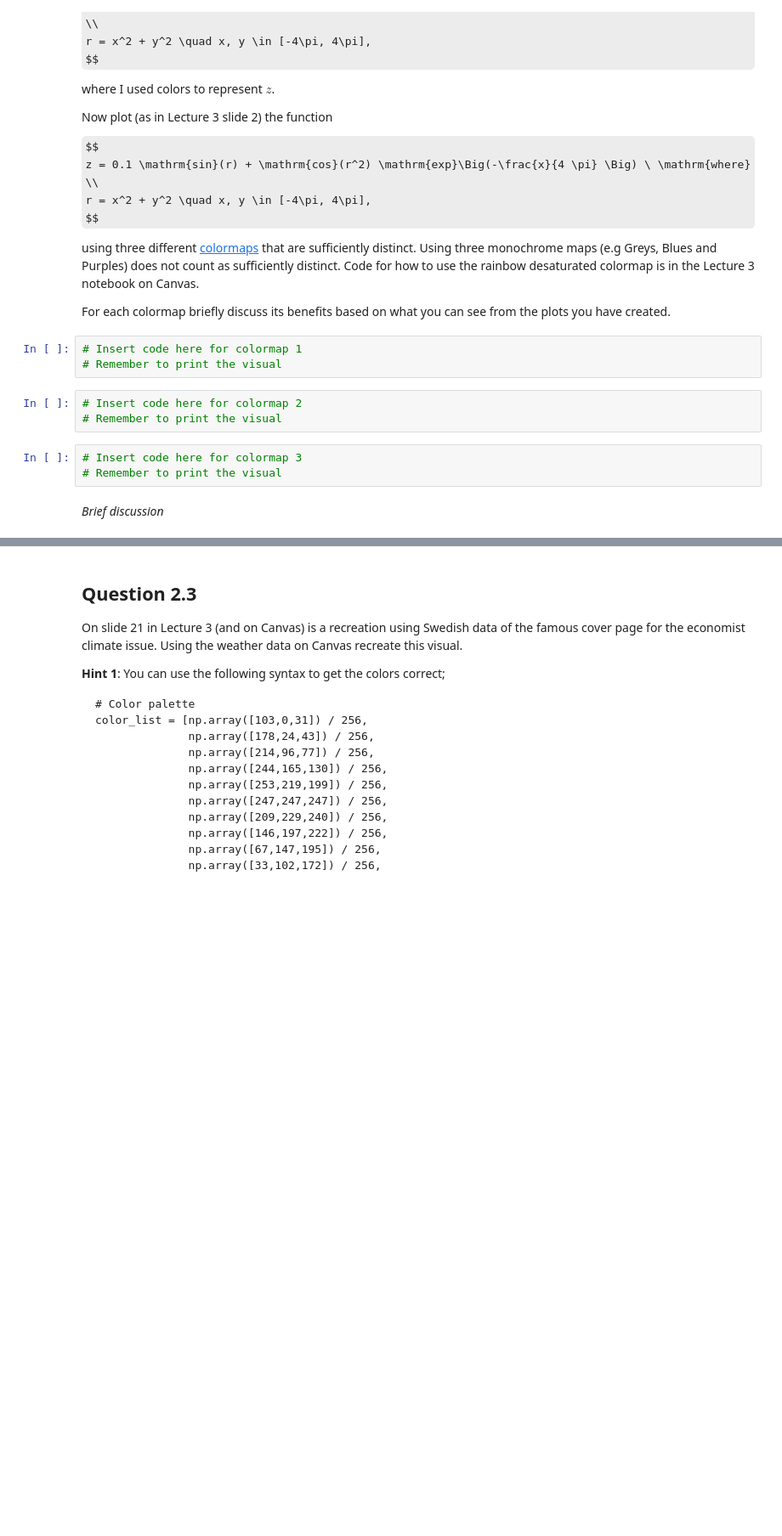
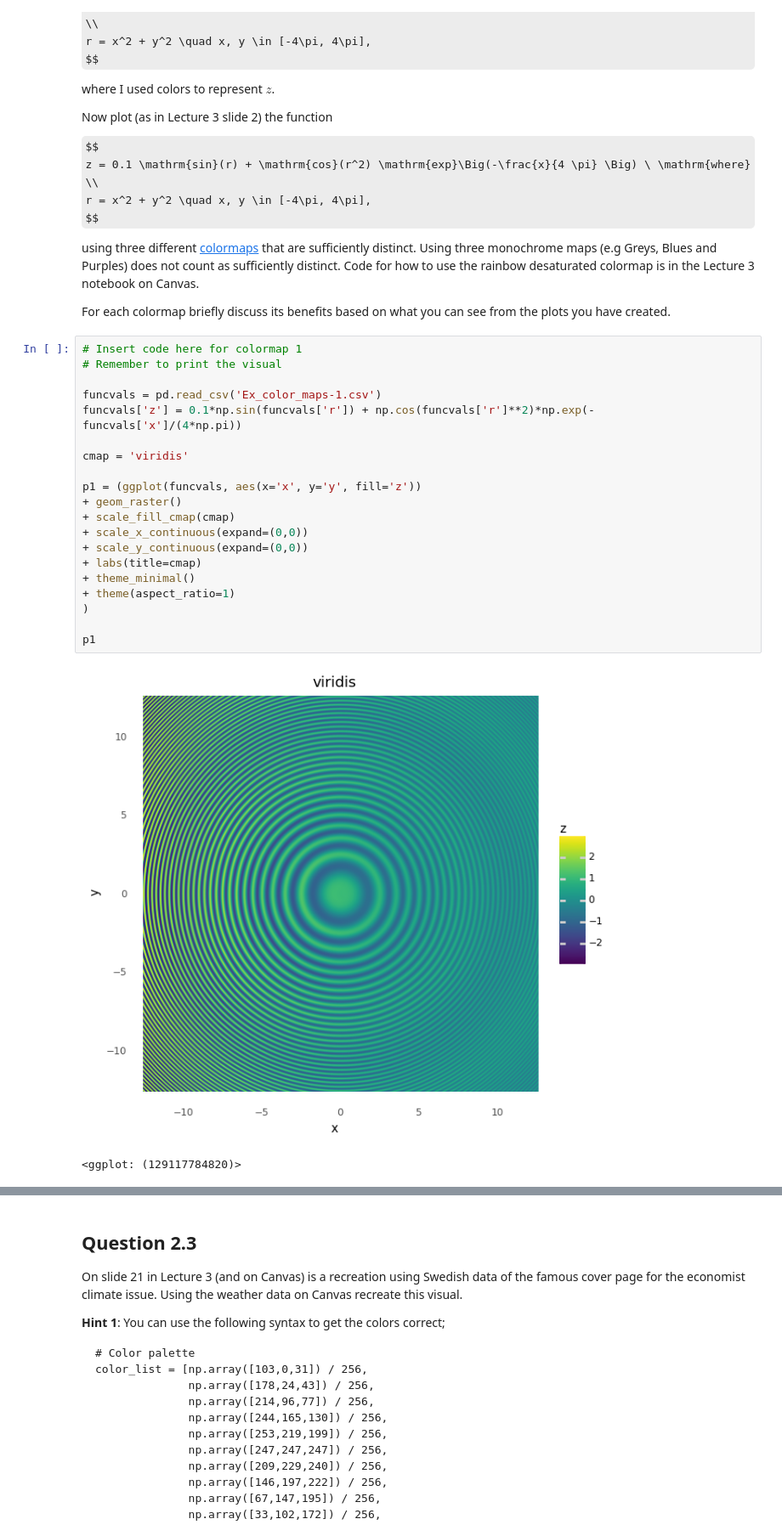
Before and after one commit to AxelEiman/SciVis, a Jupyter notebook: HW2/Homework2.ipynb, the cells around one changed output, grey strips where cells are left out. Shown at 85% size. Drawn from its saved outputs; the diff is of its cells as text; some formulas as TeX source; blank space fills up the shorter version.

```diff
--- a/HW2/Homework2.ipynb
+++ b/HW2/Homework2.ipynb
@@ -99,14 +128,26 @@ $$
 using three different [colormaps](https://matplotlib.org/stable/tutorials/colors/colormaps.html) that are sufficiently distinct. Using three monochrome maps (e.g Greys, Blues and Purples) does not count as sufficiently distinct. Code for how to use the rainbow desaturated colormap is in the Lecture 3 notebook on Canvas.
 
 For each colormap briefly discuss its benefits based on what you can see from the plots you have created.
-# %%
-# Insert code here for colormap 1
-# Remember to print the visual
-# %%
-# Insert code here for colormap 2
-# Remember to print the visual
-# %%
-# Insert code here for colormap 3
-# Remember to print the visual
-# %% [markdown]
-*Brief discussion*
+# %%
+# Insert code here for colormap 1
+# Remember to print the visual
+
+funcvals = pd.read_csv('Ex_color_maps-1.csv')
+funcvals['z'] = 0.1*np.sin(funcvals['r']) + np.cos(funcvals['r']**2)*np.exp(-funcvals['x']/(4*np.pi))
+
+cmap = 'viridis'
+
+p1 = (ggplot(funcvals, aes(x='x', y='y', fill='z'))
++ geom_raster()
++ scale_fill_cmap(cmap)
++ scale_x_continuous(expand=(0,0))
++ scale_y_continuous(expand=(0,0))
++ labs(title=cmap)
++ theme_minimal()
++ theme(aspect_ratio=1)
+)
+
+p1
+# %% [output]
+[figure, added]
+<ggplot: (129117784820)>
```
Also changed, not shown: parts of 10 cells of this notebook, 9 other files.
